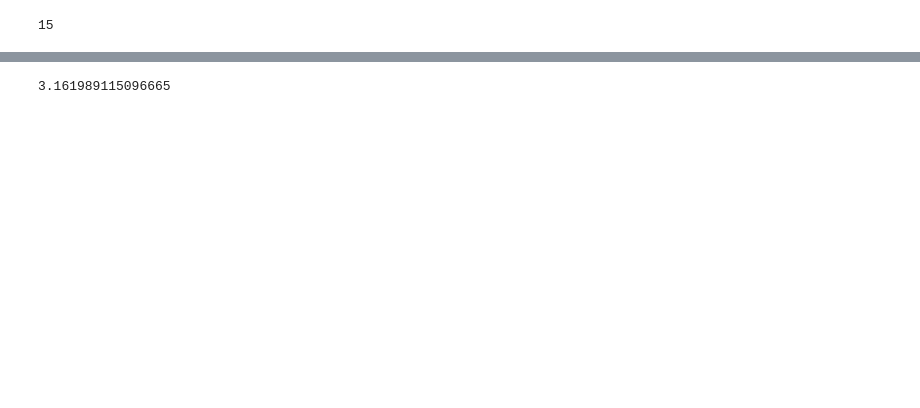
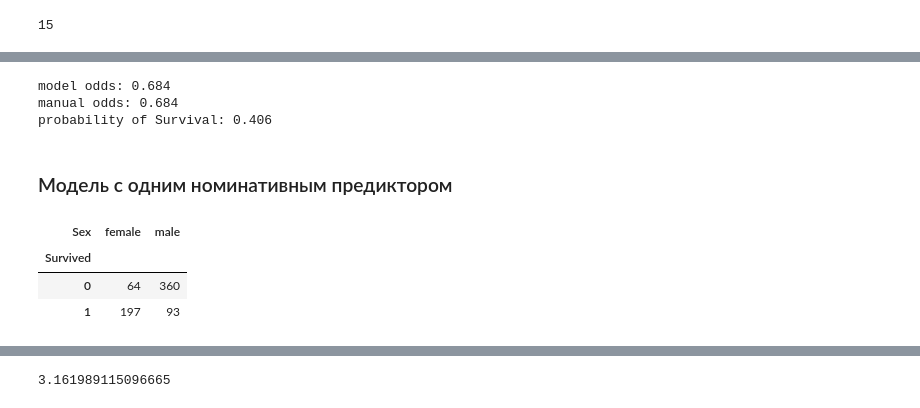
Before and after one commit to AndrewSalygin/data_analysis_practice, a Jupyter notebook: Data analysis practice.ipynb, the cells around one changed output, grey strips where cells are left out. Saved outputs shown, nothing was run; the diff lists cells and outputs as text; code cells hidden in the pictures; blank space fills up the shorter version.

Commit message:
Added Model with one nominative predictor

```diff
--- a/Data analysis practice.ipynb
+++ b/Data analysis practice.ipynb
@@ -1023,0 +1027,31 @@ probability of Survival: 0.406
+# %%
+y = df.Survived
+# фиктиный предиктор (чтобы сделать модель без предиктора)
+x = np.zeros((y.size, 1))
+
+model = LogisticRegression()
+clf = model.fit(x, y)
+
+# Шансы полученные из модели и вычисленные вручную
+odds1 = np.exp(np.ndarray.item(clf.intercept_))
+odds2 = nSurvived[1] / nSurvived[0]
+p = odds1 / (odds1 + 1)
+print(f'''
+model odds: {odds1:.3f}
+manual odds: {odds2:.3f}
+probability of Survival: {p:.3f}
+''')
+# %% [output]
+model odds: 0.684
+manual odds: 0.684
+probability of Survival: 0.406
+# %% [markdown]
+### Модель с одним номинативным предиктором
+# %%
+nSexSurvived = pd.crosstab(df.Survived, df.Sex)
+nSexSurvived
+# %% [output]
+| Sex | female | male |
+| Survived |  |  |
+| 0 | 64 | 360 |
+| 1 | 197 | 93 |
```
Also changed, not shown: parts of 32 cells of this notebook.
